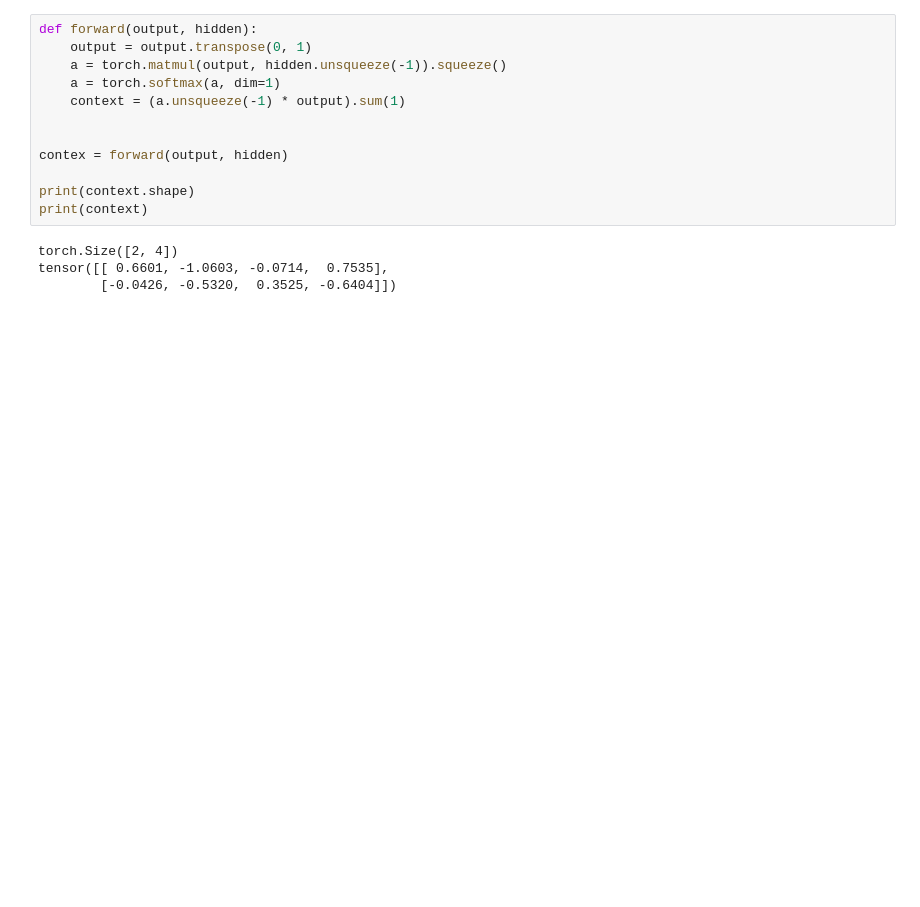
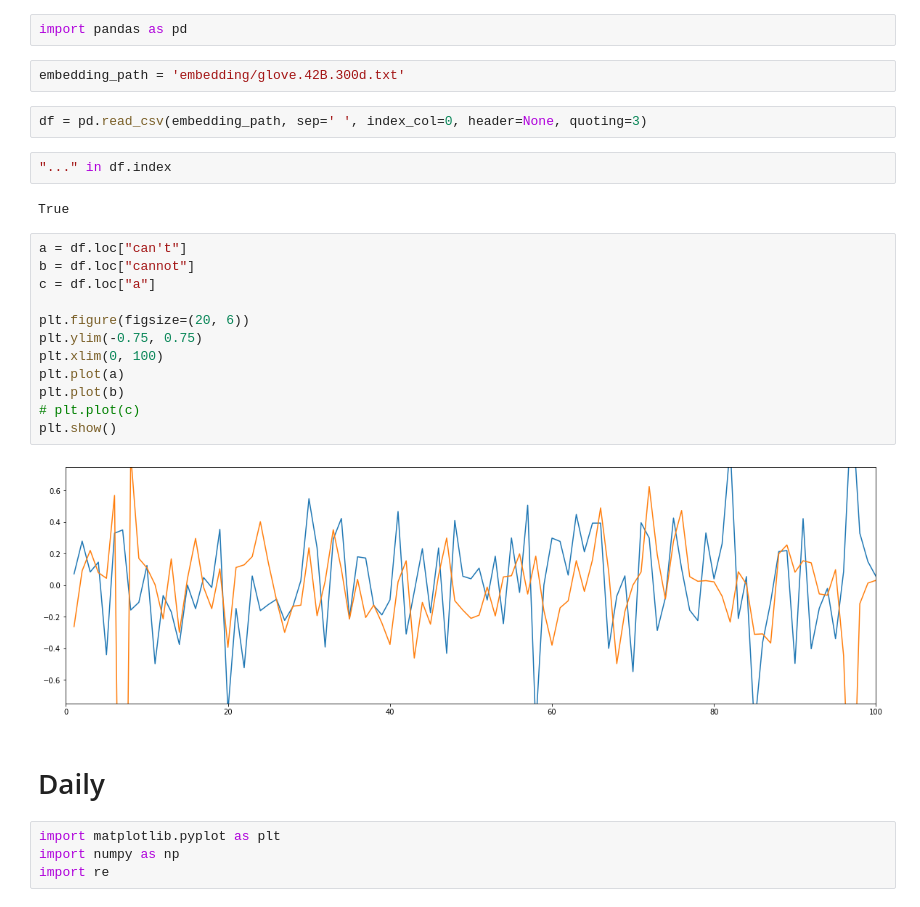
Before and after one commit to DaDaMrX/seq2seq-rnn, a Jupyter notebook: test.ipynb, the cells around one changed output. Saved outputs shown, nothing was run; the diff lists cells and outputs as text; blank space fills up the shorter version.

Commit message:
daily dataset

```diff
--- a/test.ipynb
+++ b/test.ipynb
@@ -78,16 +1,30 @@ tensor([[ 0.2489, -0.6795,  0.5418],
-# %%
-def forward(output, hidden):
-    output = output.transpose(0, 1)
-    a = torch.matmul(output, hidden.unsqueeze(-1)).squeeze()
-    a = torch.softmax(a, dim=1)
-    context = (a.unsqueeze(-1) * output).sum(1)
-
-
-contex = forward(output, hidden)
-
-print(context.shape)
-print(context)
-# %% [output]
-torch.Size([2, 4])
-tensor([[ 0.6601, -1.0603, -0.0714,  0.7535],
-        [-0.0426, -0.5320,  0.3525, -0.6404]])
+# %%
+import pandas as pd
+# %%
+embedding_path = 'embedding/glove.42B.300d.txt'
+# %%
+df = pd.read_csv(embedding_path, sep=' ', index_col=0, header=None, quoting=3)
+# %%
+"..." in df.index
+# %% [output]
+True
+# %%
+a = df.loc["can't"]
+b = df.loc["cannot"]
+c = df.loc["a"]
+
+plt.figure(figsize=(20, 6))
+plt.ylim(-0.75, 0.75)
+plt.xlim(0, 100)
+plt.plot(a)
+plt.plot(b)
+# plt.plot(c)
+plt.show()
+# %% [output]
+[figure, added]
+# %% [markdown]
+# Daily
+# %%
+import matplotlib.pyplot as plt
+import numpy as np
+import re
```
Also changed, not shown: parts of 15 cells of this notebook, 4 other files.
